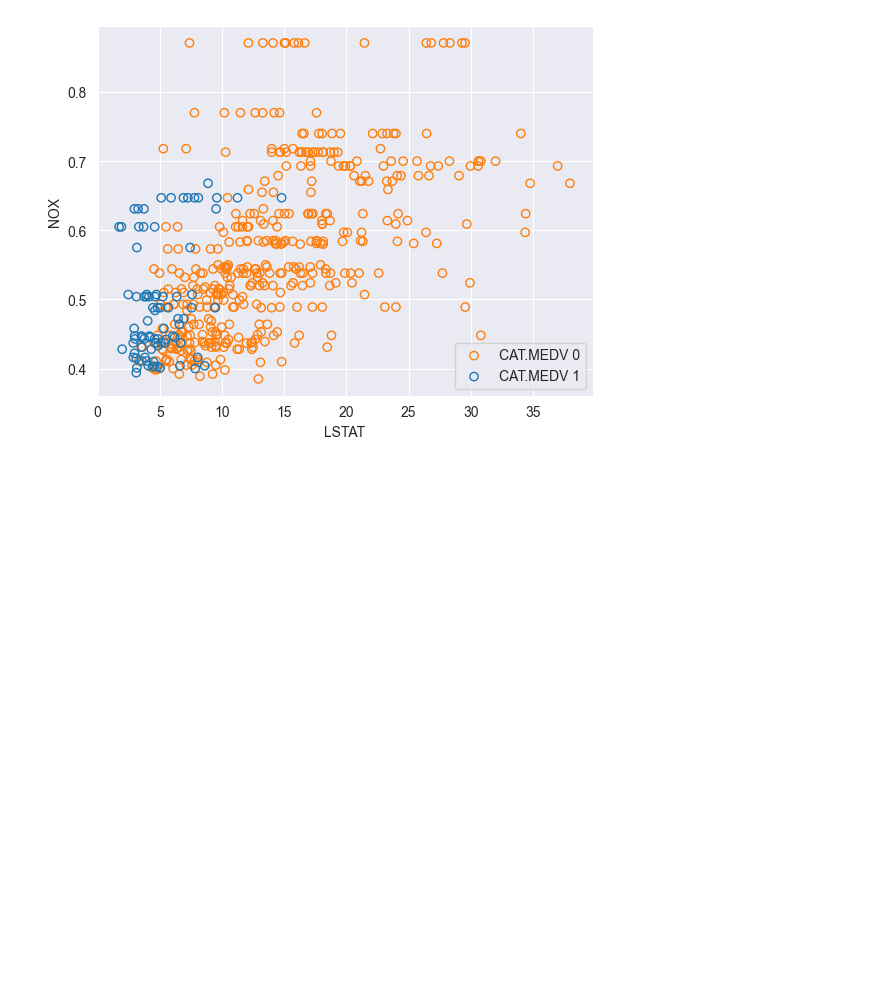
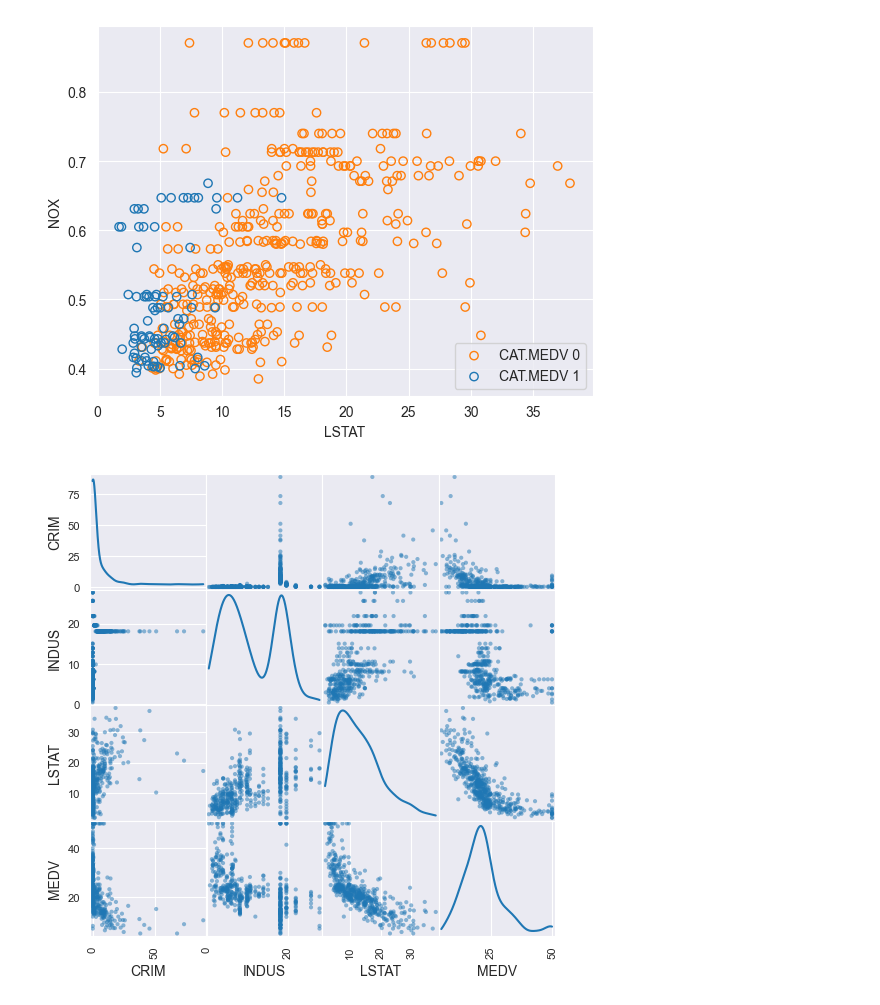
Before and after one commit to JunheeChoi/dm_class, a Jupyter notebook: 0314_dmclass.ipynb, the cells around one changed output. Saved outputs shown, nothing was run; the diff lists cells and outputs as text; code cells hidden in the pictures; blank space fills up the shorter version.

```diff
--- a/0314_dmclass.ipynb
+++ b/0314_dmclass.ipynb
@@ -1057,0 +1056,7 @@ plt.show()
+# %%
+# 각 변수 별 scatter plot 작성
+# diag_kind = 'kde' 를 사용하여 각 변수별 커널밀도추정곡선 보여줌
+df = housing_df[['CRIM', 'INDUS', 'LSTAT', 'MEDV']]
+axes = scatter_matrix(df, alpha = 0.5, figsize = (6,6), diagonal='kde')
+# %% [output]
+[figure, added]
```
Also changed, not shown: parts of 8 cells of this notebook.
